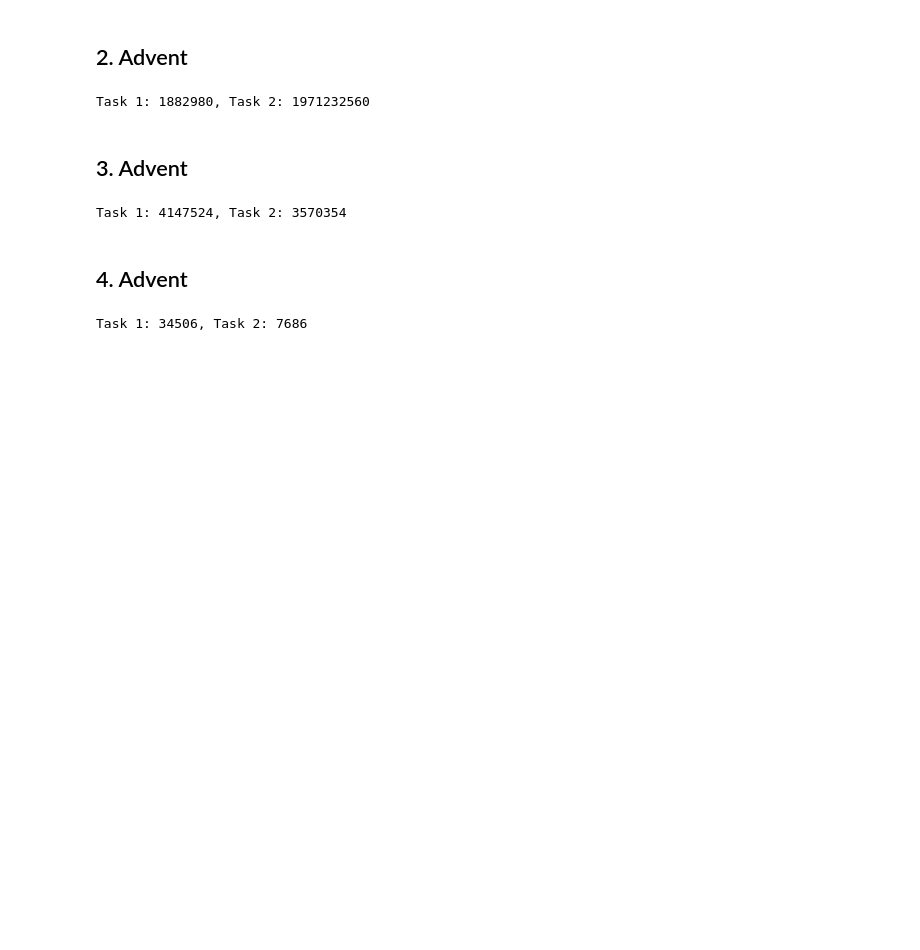
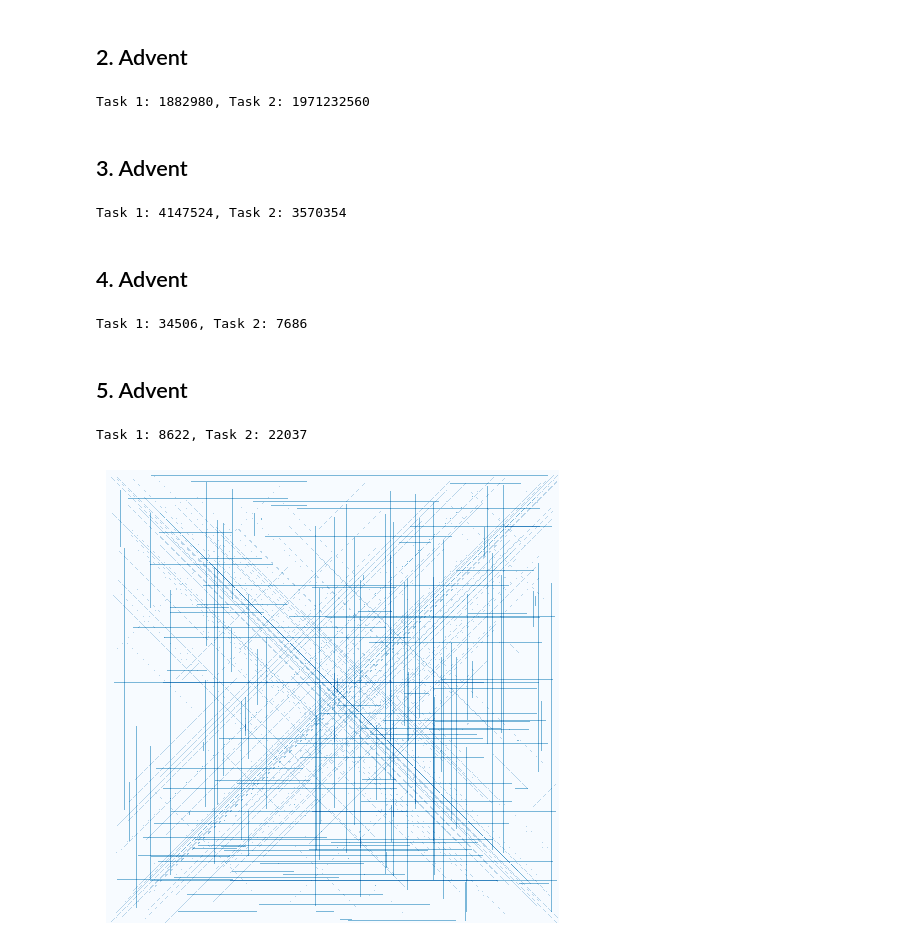
Before and after one commit to charelF/AOC2021, a Jupyter notebook: aoc.ipynb, the cells around one changed output. Saved outputs shown, nothing was run; the diff lists cells and outputs as text; code cells hidden in the pictures; blank space fills up the shorter version.

Commit message:
advento numero cinquo

```diff
--- a/aoc.ipynb
+++ b/aoc.ipynb
@@ -85,3 +86,30 @@ for inp in inputs:
 print(f"Task 1: {t1}, Task 2: {t2}")
 # %% [output]
 Task 1: 34506, Task 2: 7686
+# %% [markdown]
+## 5. Advent
+# %%
+df = pd.read_csv("inputs/5", header=None, sep=r",| -> ", names=["x1", "y1", "x2", "y2"], engine="python")
+
+M = np.zeros(shape=[2] + [df.max().max() + 1] * 2)
+
+for _, (x1,y1,x2,y2) in df.iterrows():
+    sx = 1 if x2-x1 > 0 else -1
+    sy = 1 if y2-y1 > 0 else -1
+    if x1 == x2 or y1 == y2:
+        for x in range(x1, x2 + sx, sx):
+            for y in range(y1, y2 + sy, sy):
+                M[:,y,x] += 1
+    else:
+        for x,y in zip(range(x1, x2 + sx, sx), range(y1, y2 + sy, sy)):
+            M[1,y,x] += 1
+
+print(f"Task 1: {np.sum(M[0] > 1)}, Task 2: {np.sum(M[1] > 1)}")
+
+plt.figure(figsize=(6,6), dpi=100)
+plt.imshow(np.log(np.sum(M, axis=0)+1), interpolation="None", cmap="Blues")
+plt.axis('off')
+plt.show()
+# %% [output]
+Task 1: 8622, Task 2: 22037
+[figure, added]
```
Also changed, not shown: parts of 1 cell of this notebook, 2 other files.
